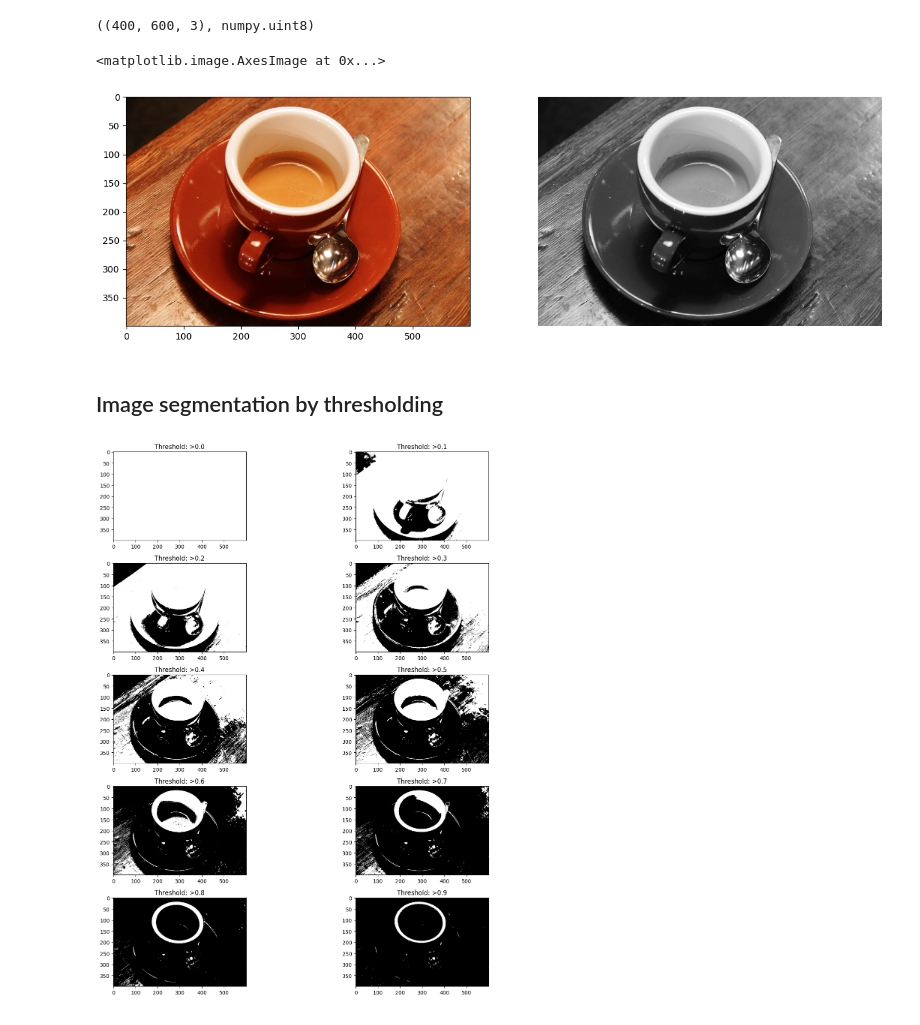
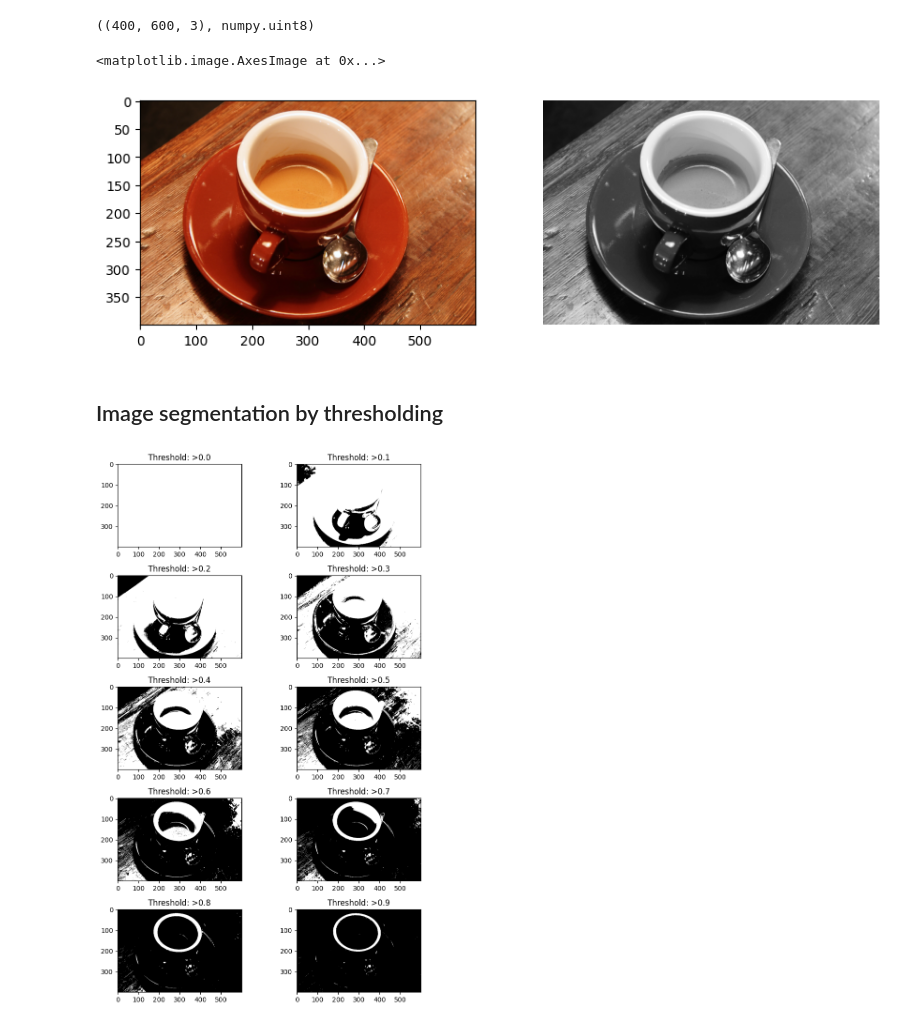
Before and after one commit to fum-cs/ads, a Jupyter notebook: code/image_seg_01.ipynb, the cells around one changed output. Cells and saved outputs as stored; diff of their text form; code cells hidden in the pictures.

```diff
--- a/code/image_seg_01.ipynb
+++ b/code/image_seg_01.ipynb
@@ -60,7 +71,7 @@ coffee.shape,  type(coffee[0,0,0])
 ((400, 600, 3), numpy.uint8)
 # %%
 # Setting the plot size to 15,15
-plt.figure(figsize=(15, 15))
+plt.figure(figsize=(10, 5))
 plt.subplot(1, 2, 1)
 
 # Displaying the sample image
@@ -76,27 +87,26 @@ plt.axis('off')
 plt.imshow(gray_coffee, cmap="gray")
 # %% [output]
 <matplotlib.image.AxesImage at 0x...>
-[figure, old version]
+[figure, new version]
 # %% [markdown]
 ## Image segmentation by thresholding
 # %%
-# Setting the plot size to 15,15
-plt.figure(figsize=(15, 15))
+plt.figure(figsize=(8, 12))
 
 for i in range(10):
 
     # Iterating different thresholds
     binarized_gray = gray_coffee > i*0.1
     plt.subplot(5,2,i+1)
 
     # Rounding of the threshold
     # value to 1 decimal point
     plt.title("Threshold: >"+str(round(i*0.1,1)))
 
     # Displaying the binarized image
     # of various thresholds
     plt.imshow(binarized_gray, cmap = 'gray', vmin=0, vmax=1)
 
 plt.tight_layout()
 # %% [output]
-[figure, old version]
+[figure, new version]
```
Also changed, not shown: parts of 6 cells of this notebook, 1 other file.
